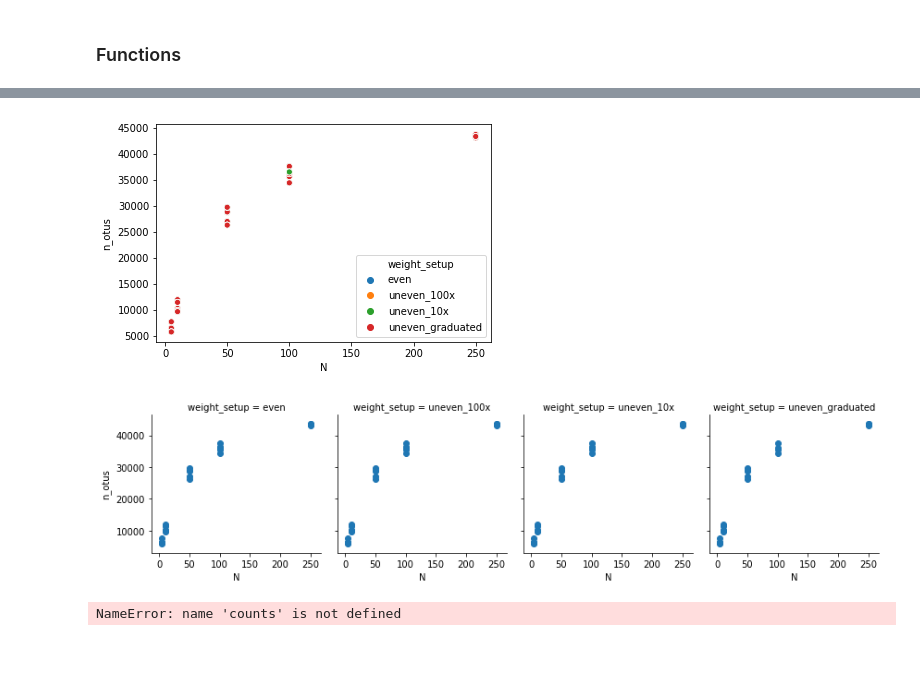
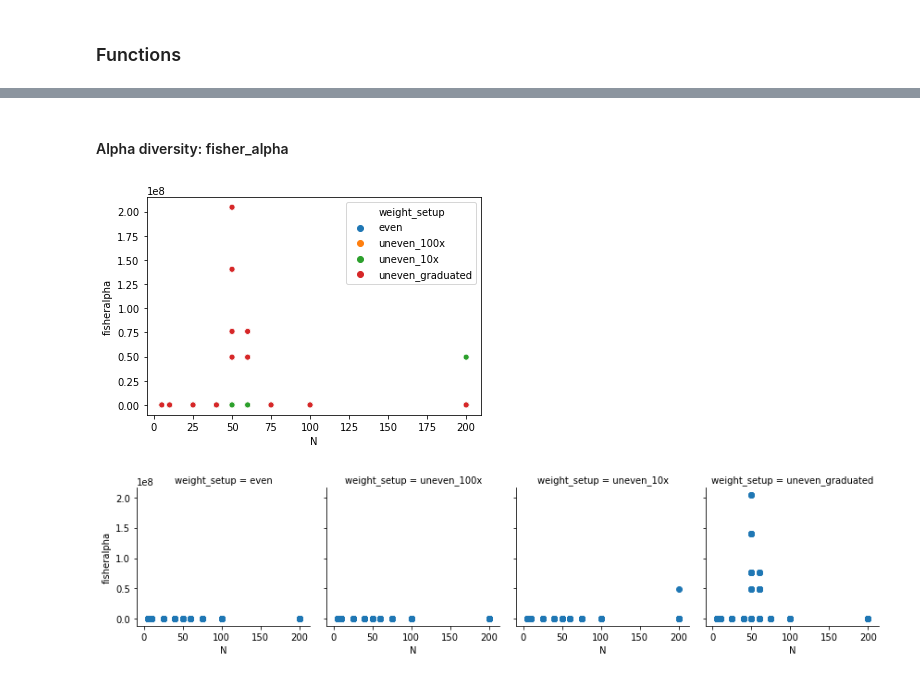
Before and after one commit to dianagong/Alm-rotation, a Jupyter notebook: uw_diffproportionsampling.ipynb, the cells around one changed output, grey strips where cells are left out. Cells and saved outputs as stored; diff of their text form; code cells hidden in the pictures; blank space fills up the shorter version.

Commit message:
two alpha diversity calculations plotted, more N's and replicates included

```diff
--- a/uw_diffproportionsampling.ipynb
+++ b/uw_diffproportionsampling.ipynb
@@ -37,11 +36,11 @@ testing_table = otu_table_normalized.iloc[int(midway):]
 # %% [markdown]
 ### Set conditions to test:
 # %%
-N = [5, 10, 50, 100, 250]
+N = [5, 10, 25, 40, 50, 60, 75, 100, 200]
 weight_setup = ['even', 'uneven_100x', 'uneven_10x', 'uneven_graduated']#, 'uneven_bins']
 num_bins = 3
 
 #Number of times to run each condition (N and weight setup)
-num_repeats = 5
+num_repeats = 30
 # %% [markdown]
 ### Functions
@@ -209,3 +157,3 @@ NameError: name 'final_matrix' is not defined
 # %%
-final_matrix_otus_only = final_matrix.iloc[:,:-6]*1000000
-print(final_matrix_otus_only.astype(int))
+final_matrix_otus_only = final_matrix.iloc[:,:-6]*10000000
+final_matrix_otus_only = final_matrix_otus_only.astype(int)
@@ -229,0 +172,2 @@ OTU_ID  denovo7709  denovo5395  denovo11322  denovo44859  denovo44858  \
+# %%
+final_matrix['chao1'] = [alpha.chao1(list(row),bias_corrected=True) for index, row in final_matrix_otus_only.iterrows()]
@@ -230,2 +184,4 @@ OTU_ID  denovo7709  denovo5395  denovo11322  denovo44859  denovo44858  \
+# %% [markdown]
+#### Alpha diversity: fisher_alpha
 # %%
-final_matrix['ace'] = [alpha.ace(list(row for index, rows in final_matrix_otus_only.iterrows()))]
+final_matrix['fisheralpha'] = [alpha.fisher_alpha(list(row)) for index, row in final_matrix_otus_only.iterrows()]
@@ -245,15 +188,10 @@ final_matrix['ace'] = [alpha.ace(list(row for index, rows in final_matrix_otus_o
 # %%
-sns.scatterplot(x='N',y='n_otus',hue='weight_setup',data=final_matrix)
+sns.scatterplot(x='N',y='fisheralpha',hue='weight_setup',data=final_matrix)
 plt.show()
+
+g = sns.FacetGrid(col='weight_setup', data=final_matrix)
+g.map(plt.scatter, 'N', 'fisheralpha')
+plt.show()
 # %% [output]
-[figure, old version]
+[figure, new version]
+[figure, added]
-# %%
-g = sns.FacetGrid(col='weight_setup', data=final_matrix)
-g.map(plt.scatter, 'N', 'n_otus')
-plt.show()
-# %% [output]
-[figure, removed]
-# %%
-counts
-# %% [output]
-NameError: name 'counts' is not defined
```
Also changed, not shown: parts of 20 cells of this notebook.
